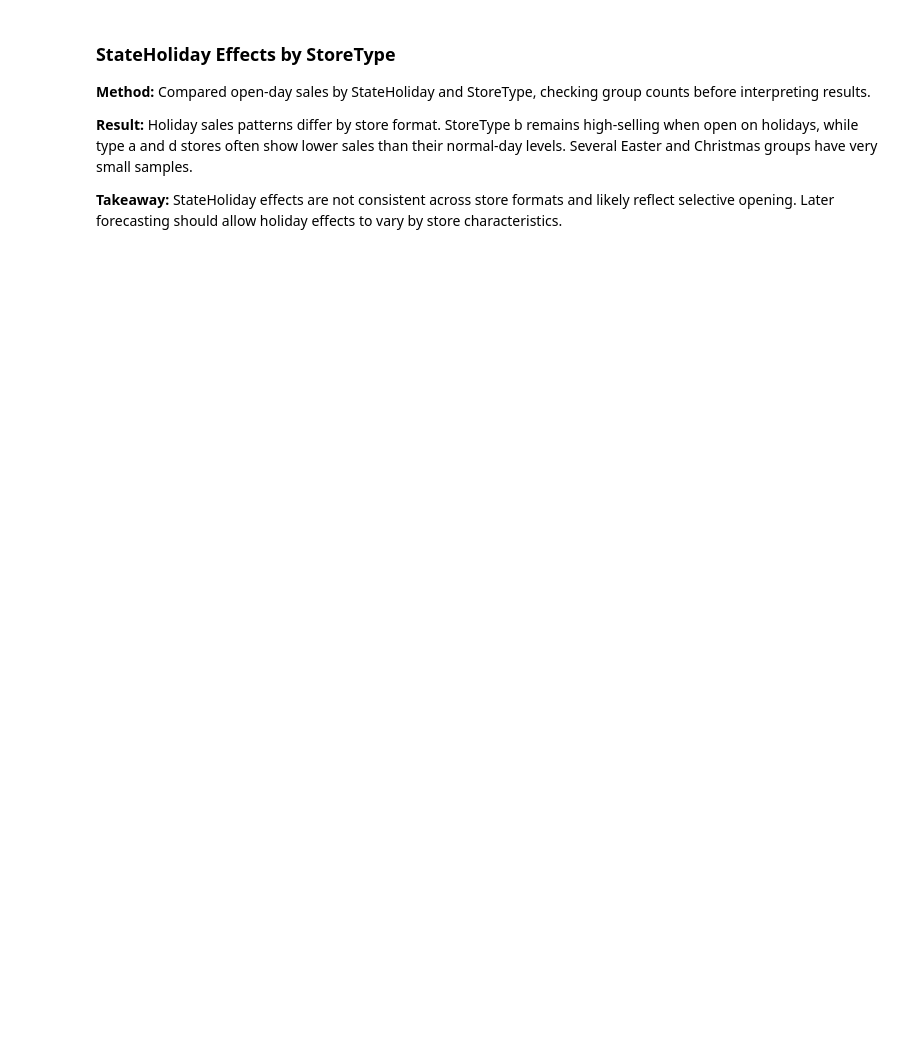
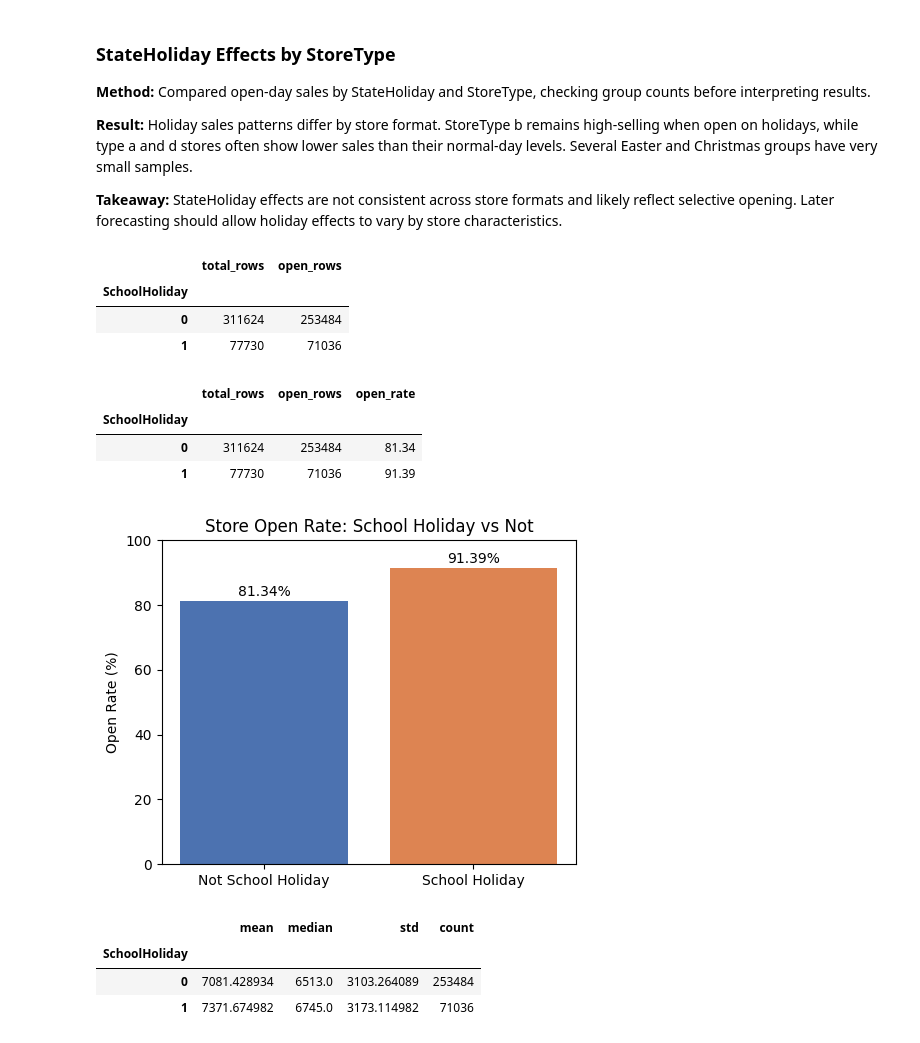
Before and after one commit to Aliraza-Amjad-Shaikh/demand-lens, a Jupyter notebook: notebooks/02_eda.ipynb, the cells around one changed output. Cells and saved outputs as stored; diff of their text form; code cells hidden in the pictures; blank space fills up the shorter version.

Commit message:
Measured relation between SchoolHoliday and Open-Day sales

```diff
--- a/notebooks/02_eda.ipynb
+++ b/notebooks/02_eda.ipynb
@@ -523,3 +535,55 @@ holiday_by_type
 **Result:** Holiday sales patterns differ by store format. StoreType b remains high-selling when open on holidays, while type a and d stores often show lower sales than their normal-day levels. Several Easter and Christmas groups have very small samples.
 
 **Takeaway:** StateHoliday effects are not consistent across store formats and likely reflect selective opening. Later forecasting should allow holiday effects to vary by store characteristics.
+# %%
+school_counts = train.groupby('SchoolHoliday').agg(
+    total_rows=('Open', 'size'),
+    open_rows=('Open', 'sum')
+)
+
+school_counts
+# %% [output]
+|  | total_rows | open_rows |
+| SchoolHoliday |  |  |
+| 0 | 311624 | 253484 |
+| 1 | 77730 | 71036 |
+# %%
+school_counts['open_rate'] = (school_counts['open_rows'] / school_counts['total_rows'] * 100).round(2)
+
+school_counts
+# %% [output]
+|  | total_rows | open_rows | open_rate |
+| SchoolHoliday |  |  |  |
+| 0 | 311624 | 253484 | 81.34 |
+| 1 | 77730 | 71036 | 91.39 |
+# %%
+labels = ['Not School Holiday', 'School Holiday']
+open_rates = [81.34, 91.39]
+
+fig, ax = plt.subplots(figsize=(5,4))
+
+bars = plt.bar(labels, open_rates, color=['#4C72B0', '#DD8452'])
+
+plt.ylabel('Open Rate (%)')
+
+plt.title('Store Open Rate: School Holiday vs Not')
+
+plt.ylim(0, 100)
+
+for bar, rate in zip(bars, open_rates):
+    plt.text(bar.get_x() + bar.get_width()/2, rate + 1.5, f'{rate}%', ha='center')
+
+plt.tight_layout()
+
+plt.show()
+# %% [output]
+[figure, added]
+# %%
+school_sales = open_days.groupby('SchoolHoliday')['Sales'].agg(['mean', 'median', 'std', 'count'])
+
+school_sales
+# %% [output]
+|  | mean | median | std | count |
+| SchoolHoliday |  |  |  |  |
+| 0 | 7081.428934 | 6513.0 | 3103.264089 | 253484 |
+| 1 | 7371.674982 | 6745.0 | 3173.114982 | 71036 |
```
Also changed, not shown: parts of 27 cells of this notebook.
